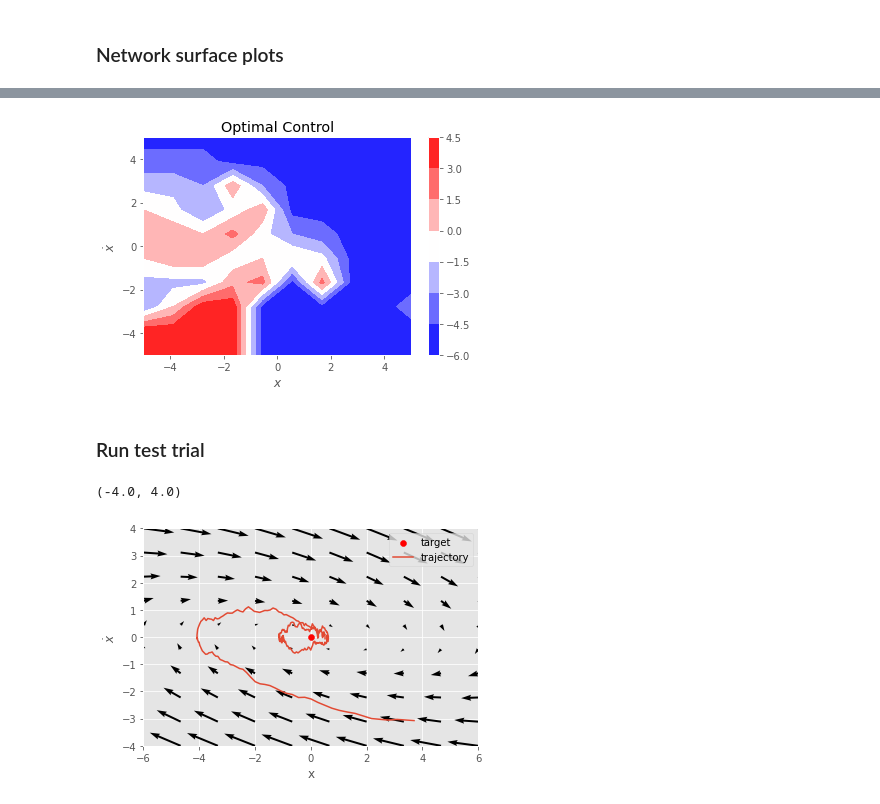
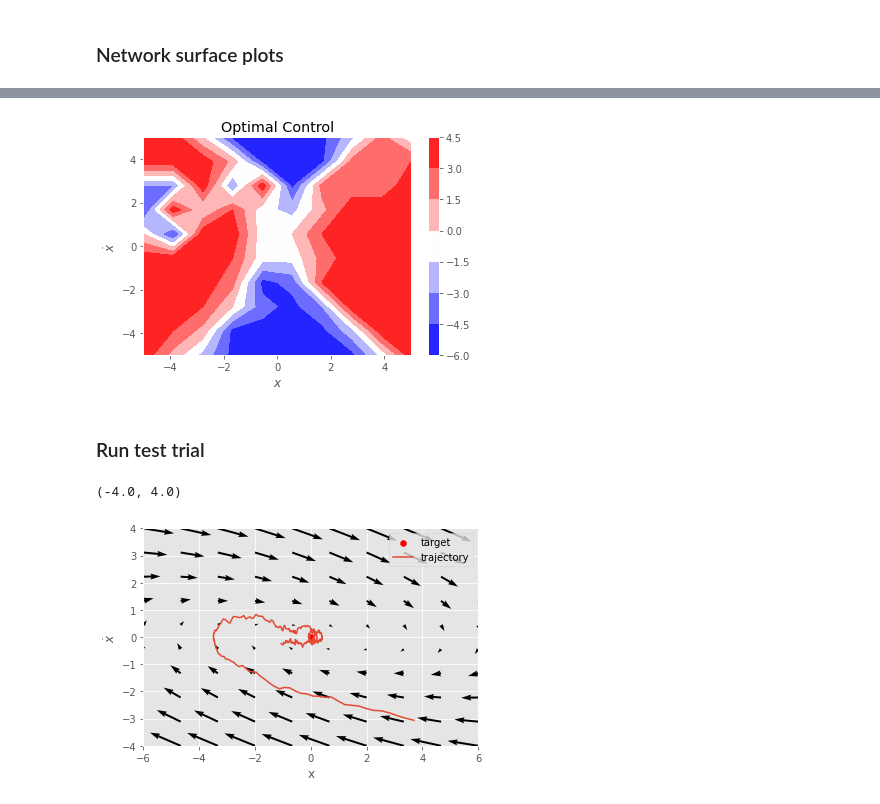
Before and after one commit to JopNiessen/SoftActorCritic, a Jupyter notebook: SAC_FunctionBased.ipynb, the cells around one changed output, grey strips where cells are left out. Drawn from its saved outputs; the diff is of its cells as text; code cells hidden in the pictures.

```diff
--- a/SAC_FunctionBased.ipynb
+++ b/SAC_FunctionBased.ipynb
@@ -76,7 +76,7 @@ lr_alpha = lr
 
 """Initialization"""
 keys = jrandom.split(key, 4)
-pi = pi_init(2, 1, lr_pi, keys[0])
+pi = pi_init(2, 1, lr_pi, keys[0], control_scale=control_scale)
 vf = vf_init(2, 1, 32, 2, lr_v, keys[1])
 vf_target = vf_init(2, 1, 32, 2, lr_v, keys[1])[0]
 qf1 = qf_init(3, 1, 32, 2, lr_q, keys[2])
@@ -93,7 +93,6 @@ W = np.zeros((N, 2))
 Ws = np.zeros((N, 2))
 for step in range(N):
     params, loss = train_step(params, buffer, batch_size, step, key,
-        control_scale=control_scale,
         gamma=gamma,
         policy_update_freq=policy_update_freq
     )
@@ -183,7 +182,7 @@ for i, x in enumerate(x_space):
         q1 = q1_fn(state, control)
         q2 = q2_fn(state, control)
         Q[i, j] = jax.lax.min(q1, q2)
-        U[i, j] = pi_fn.predict(state) * control_scale
+        U[i, j] = pi_fn.predict(state)
 
 
 fig, ax = plt.subplots()
@@ -251,7 +250,7 @@ plt.ylabel(r'$\dot{x}$')
 plt.title('Optimal Control')
 plt.show()
 # %% [output]
-[figure, old version]
+[figure, new version]
 # %% [markdown]
 ### Run test trial
 # %%
@@ -270,7 +269,7 @@ def run(
 
     y = env.reset(x0)
     for idx, t in enumerate(np.arange(0, T, env.dt)):
-        u = policy.predict(y) * control_scale
+        u = policy.predict(y)
         y, rew, done, _ = env.step(u)
         Y[idx] = y
         S[idx] = env.state
@@ -279,31 +278,31 @@ def run(
 # %%
 N = 10
 
 x_space = np.linspace(-6, 6, N)
 v_space = np.linspace(-4, 4, N)
 xv, vv = np.meshgrid(x_space, v_space)
 qx = np.zeros((N,N))
 qv = np.zeros((N,N))
 
 for i, x in enumerate(x_space):
   for j, v in enumerate(v_space):
     state = jnp.array([xv[i,j], vv[i,j]])
-    control = pi_fn.predict(state) * control_scale
+    control = pi_fn.predict(state)
     dx, dv = env.predict_deriv(state, control)
     qx[i,j] = dx
     qv[i,j] = dv
 
 S, Y = run(key, env, pi_fn, 30, x0=jnp.array([4, -3]))
 
 fig, ax = plt.subplots()
 ax.scatter(0, 0, c='r', label='target')
 ax.plot(S[:,0], S[:,1], label='trajectory')
 ax.quiver(xv, vv, qx, qv)
 ax.legend()
 ax.set_xlabel('x')
 ax.set_ylabel(r'$\dot{x}$')
 ax.set_xlim([-6, 6])
 ax.set_ylim([-4, 4])
 # %% [output]
 (-4.0, 4.0)
-[figure, old version]
+[figure, new version]
```
Also changed, not shown: parts of 4 cells of this notebook, 8 other files.
